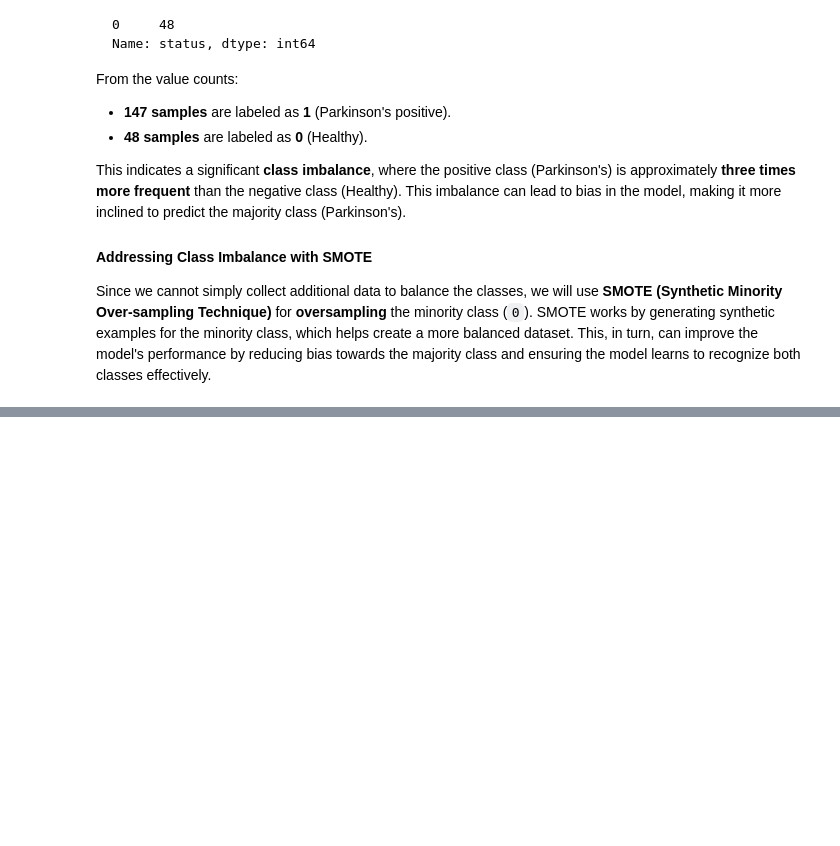
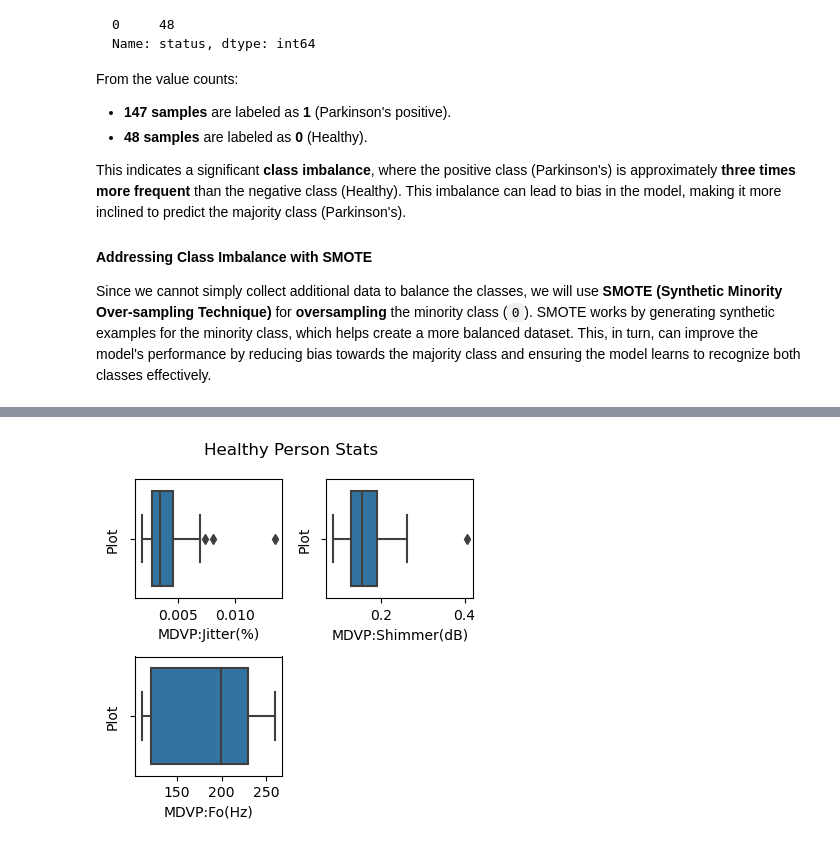
Before and after one commit to usmanumar97/parkinsons-disease-detection, a Jupyter notebook: parkinsons-disease.ipynb, the cells around one changed output, grey strips where cells are left out. Drawn from its saved outputs; the diff is of its cells as text; code cells hidden in the pictures; blank space fills up the shorter version.

```diff
--- a/parkinsons-disease.ipynb
+++ b/parkinsons-disease.ipynb
@@ -249,0 +347,5 @@ Since we cannot simply collect additional data to balance the classes, we will u
+# %%
+df_comparison = data[['MDVP:Jitter(%)', 'MDVP:Shimmer(dB)', 'MDVP:Fo(Hz)', 'status']]
+
+df_comparison_healthy = df_comparison.loc[df_comparison['status'] == 0][['MDVP:Jitter(%)', 'MDVP:Shimmer(dB)', 'MDVP:Fo(Hz)']]
+df_comparison_unhealthy = df_comparison.loc[df_comparison['status'] == 1][['MDVP:Jitter(%)', 'MDVP:Shimmer(dB)', 'MDVP:Fo(Hz)']]
@@ -249,0 +379,16 @@ Since we cannot simply collect additional data to balance the classes, we will u
+# %%
+# Instead of the dataframes, let's plot!
+
+plt.figure(figsize=(4,4))
+
+for index, col in enumerate(df_comparison_healthy.columns, start=1):
+    plt.subplot(2,2, index)
+    sns.boxplot(x=df_comparison_healthy[col])
+    plt.xlabel(f'{col}')
+    plt.ylabel('Plot')
+
+plt.suptitle('Healthy Person Stats')
+plt.tight_layout()
+plt.show()
+# %% [output]
+[figure, added]
```
Also changed, not shown: parts of 31 cells of this notebook.
